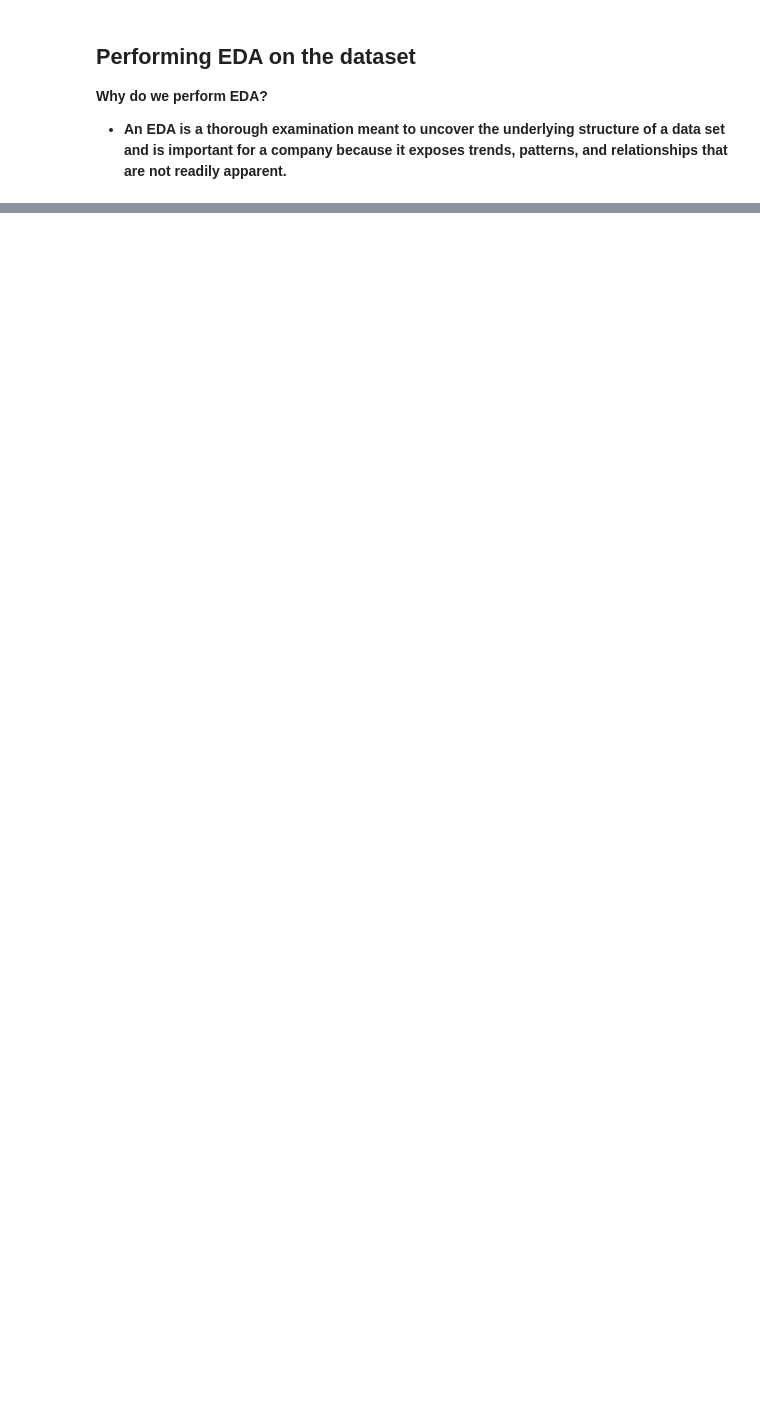
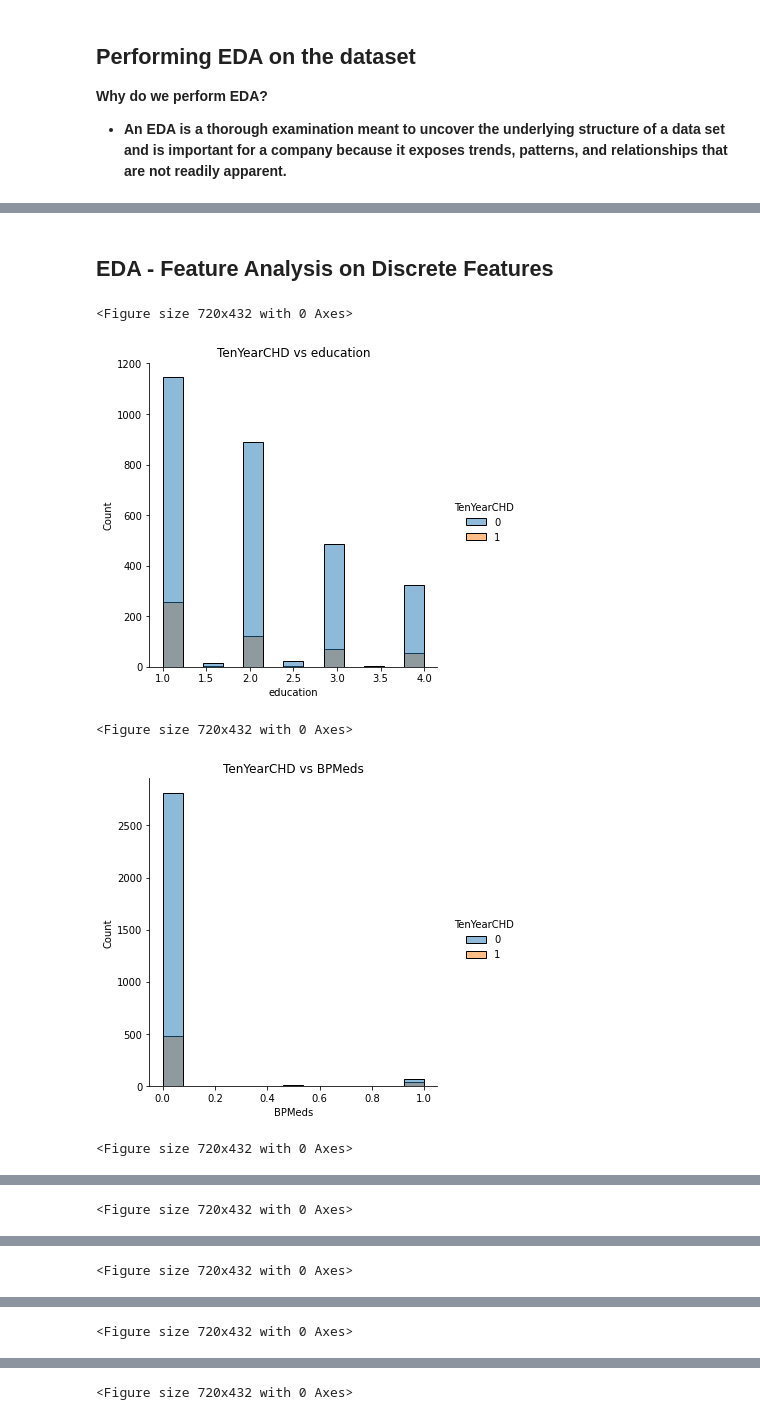
Before and after one commit to praveenbejo95/Cardiovascular-Risk-Prediction-ML-Classification-project, a Jupyter notebook: cardiovascular_Risk_prediction(Pravin_notebook).ipynb, the cells around one changed output, grey strips where cells are left out. Cells and saved outputs as stored; diff of their text form; code cells hidden in the pictures; blank space fills up the shorter version.

```diff
--- a/cardiovascular_Risk_prediction(Pravin_notebook).ipynb
+++ b/cardiovascular_Risk_prediction(Pravin_notebook).ipynb
@@ -317,0 +490,15 @@ Predict variable (desired target)
+# %% [markdown]
+## **EDA - Feature Analysis on Discrete Features**
+# %%
+# Dependent variable vs categorical features
+for a, b in enumerate(discrete_columns_list):
+  plt.figure(figsize = (10,6))
+  sns.displot(df, x=b, hue="TenYearCHD")
+  plt.title(f'TenYearCHD vs {b}')
+  plt.show()
+# %% [output]
+<Figure size 720x432 with 0 Axes>
+[figure, added]
+<Figure size 720x432 with 0 Axes>
+[figure, added]
+<Figure size 720x432 with 0 Axes>
@@ -317,0 +506 @@ Predict variable (desired target)
+<Figure size 720x432 with 0 Axes>
@@ -317,0 +508 @@ Predict variable (desired target)
+<Figure size 720x432 with 0 Axes>
@@ -317,0 +510 @@ Predict variable (desired target)
+<Figure size 720x432 with 0 Axes>
@@ -317,0 +512 @@ Predict variable (desired target)
+<Figure size 720x432 with 0 Axes>
```
Also changed, not shown: parts of 33 cells of this notebook.
